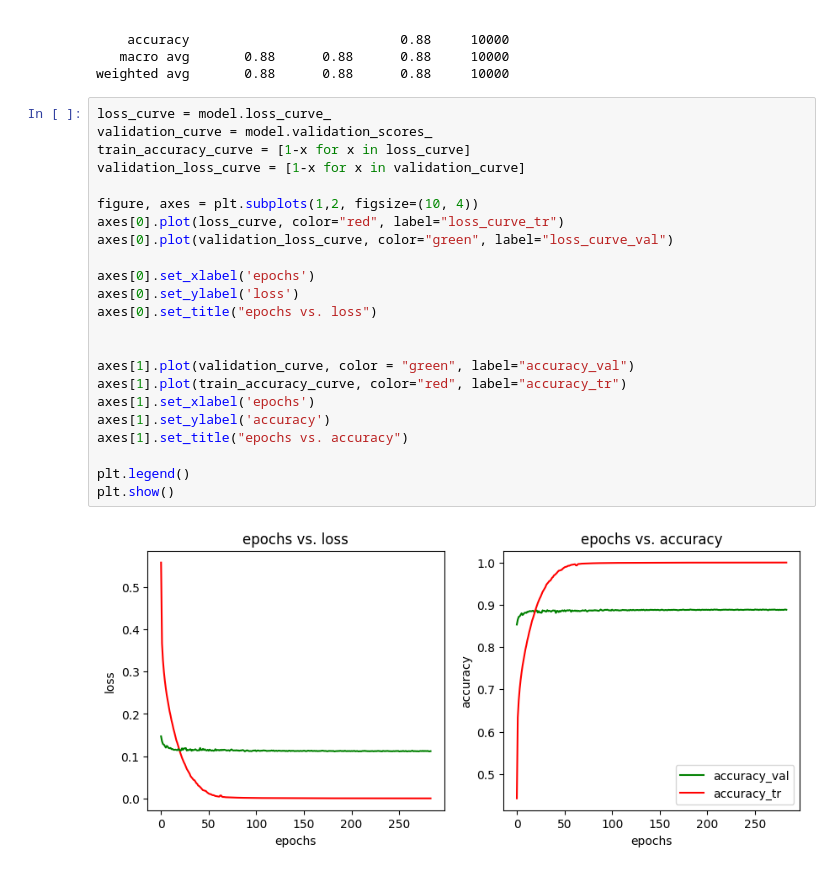
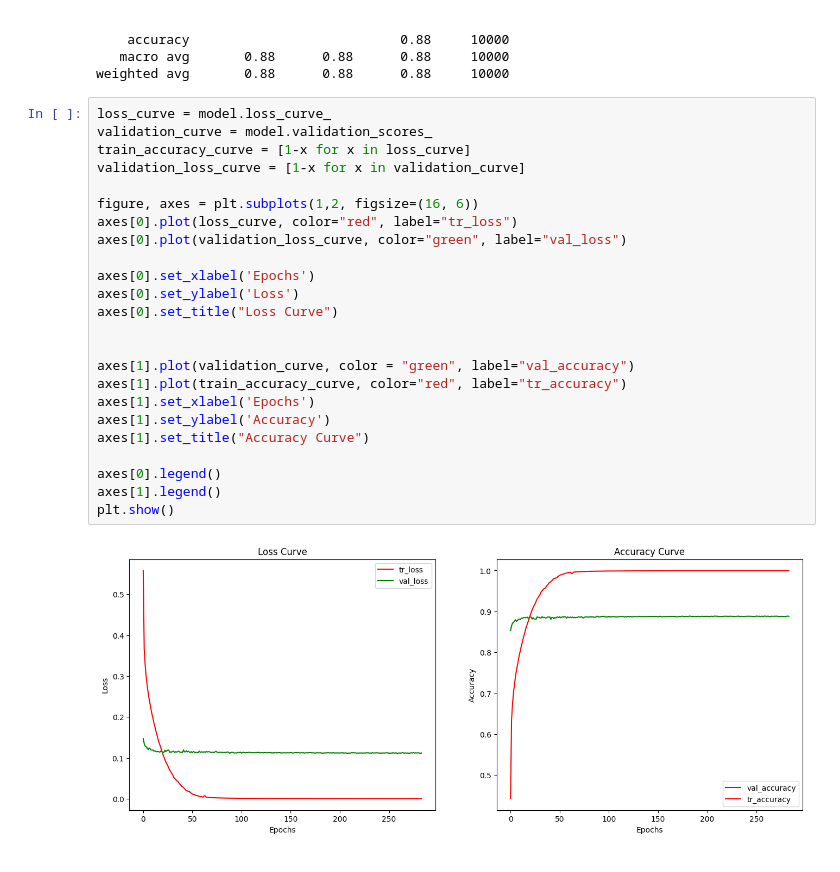
Before and after one commit to ZackeryHe/178-final, a Jupyter notebook: models/mlp.ipynb, the cells around one changed output. Drawn from its saved outputs; the diff is of its cells as text.

```diff
--- a/models/mlp.ipynb
+++ b/models/mlp.ipynb
@@ -82,25 +82,26 @@ weighted avg       0.88      0.88      0.88     10000
 # %%
 loss_curve = model.loss_curve_
 validation_curve = model.validation_scores_
 train_accuracy_curve = [1-x for x in loss_curve]
 validation_loss_curve = [1-x for x in validation_curve]
 
-figure, axes = plt.subplots(1,2, figsize=(10, 4))
-axes[0].plot(loss_curve, color="red", label="loss_curve_tr")
-axes[0].plot(validation_loss_curve, color="green", label="loss_curve_val")
+figure, axes = plt.subplots(1,2, figsize=(16, 6))
+axes[0].plot(loss_curve, color="red", label="tr_loss")
+axes[0].plot(validation_loss_curve, color="green", label="val_loss")
 
-axes[0].set_xlabel('epochs')
-axes[0].set_ylabel('loss')
-axes[0].set_title("epochs vs. loss")
+axes[0].set_xlabel('Epochs')
+axes[0].set_ylabel('Loss')
+axes[0].set_title("Loss Curve")
 
 
-axes[1].plot(validation_curve, color = "green", label="accuracy_val")
-axes[1].plot(train_accuracy_curve, color="red", label="accuracy_tr")
-axes[1].set_xlabel('epochs')
-axes[1].set_ylabel('accuracy')
-axes[1].set_title("epochs vs. accuracy")
+axes[1].plot(validation_curve, color = "green", label="val_accuracy")
+axes[1].plot(train_accuracy_curve, color="red", label="tr_accuracy")
+axes[1].set_xlabel('Epochs')
+axes[1].set_ylabel('Accuracy')
+axes[1].set_title("Accuracy Curve")
 
-plt.legend()
+axes[0].legend()
+axes[1].legend()
 plt.show()
 # %% [output]
-[figure, old version]
+[figure, new version]
```
Also changed, not shown: 1 other file.
